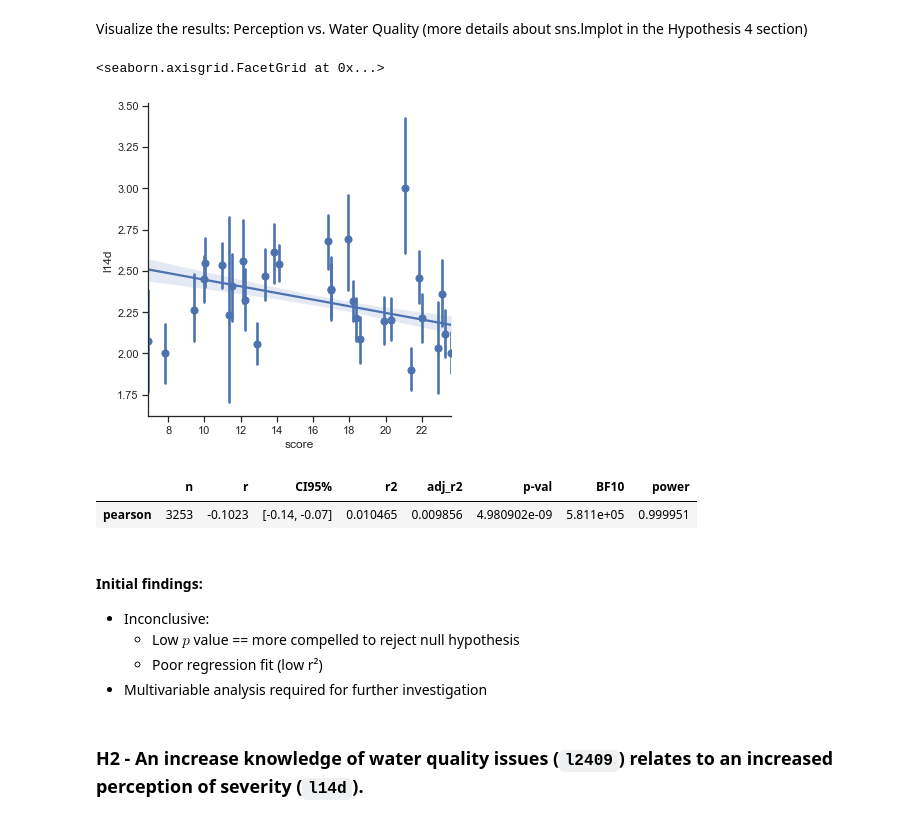
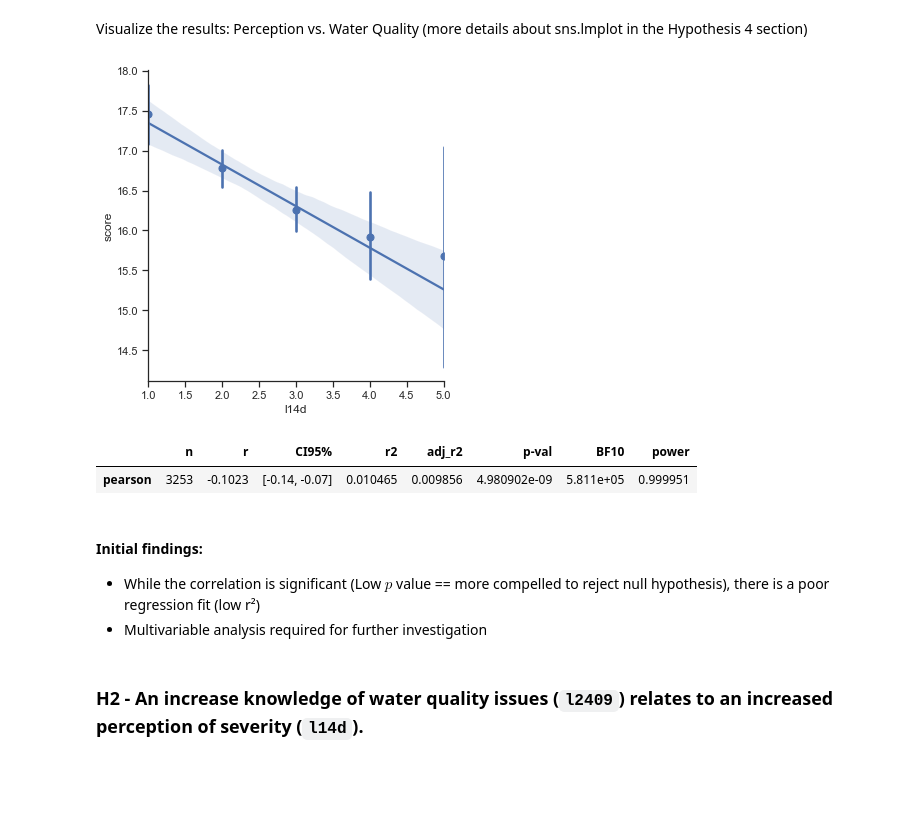
Before and after one commit to wrynearson/china-water, a Jupyter notebook: src/thesis_analysis_pure.ipynb, the cells around one changed output. Cells and saved outputs as stored; diff of their text form; code cells hidden in the pictures; blank space fills up the shorter version.

```diff
--- a/src/thesis_analysis_pure.ipynb
+++ b/src/thesis_analysis_pure.ipynb
@@ -61,7 +61,7 @@ categoricals = ["s41","a2","a91","l1a","l1b","l7a","l7b","l2409"]
 # %% [markdown]
 List important questions
 # %%
-important = ['score','s41','a2','a3a','a7a','a8a','a91','l1a','l1b','l6a','l7a','l7b','l8a','l8b','l137','l14d','l15a','l15b','l16c','l20e','l2409','province','province_en']
+important = ['score','s41','a2','a3a','a7a','a8a','a91','l1a','l1b','l6a','l6b','l7a','l7b','l8a','l8b','l137','l14d','l15a','l15b','l16c','l20e','l2409','province','province_en']
 # %% [markdown]
 Convert categorical data into categorical data types
 # %%
@@ -123,15 +123,15 @@ cgss_wq_l14d = cgss_wq_l14d[cgss_wq_l14d["l14d"]<6]
 # %% [markdown]
 Visualize the results: Perception vs. Water Quality (more details about sns.lmplot in the Hypothesis 4 section)
 # %%
-sns.lmplot(
+h1_fig1 = sns.lmplot(
     data=cgss_wq_l14d,
-    x = 'score',
-    y = 'l14d',
+    x = 'l14d',
+    y = 'score',
     x_estimator=np.mean,
     )
+h1_fig1.savefig('outputs/h1_fig1.svg')
 # %% [output]
-<seaborn.axisgrid.FacetGrid at 0x...>
-[figure, old version]
+[figure, new version]
 # %%
 pi.corr(x=cgss_wq_l14d['score'], y=cgss_wq_l14d['l14d'])
 # %% [output]
@@ -139,9 +139,7 @@ pi.corr(x=cgss_wq_l14d['score'], y=cgss_wq_l14d['l14d'])
 | pearson | 3253 | -0.1023 | [-0.14, -0.07] | 0.010465 | 0.009856 | 4.980902e-09 | 5.811e+05 | 0.999951 |
 # %% [markdown]
 #### Initial findings:
-- Inconclusive:
-    - Low $p$ value == more compelled to reject null hypothesis
-    - Poor regression fit (low r²)
+- While the correlation is significant (Low $p$ value == more compelled to reject null hypothesis), there is a poor regression fit (low r²)
 - Multivariable analysis required for further investigation
 # %% [markdown]
 ### H2 - An increase knowledge of water quality issues (`l2409`) relates to an increased perception of severity (`l14d`).
```
Also changed, not shown: parts of 41 cells of this notebook, 32 other files.
